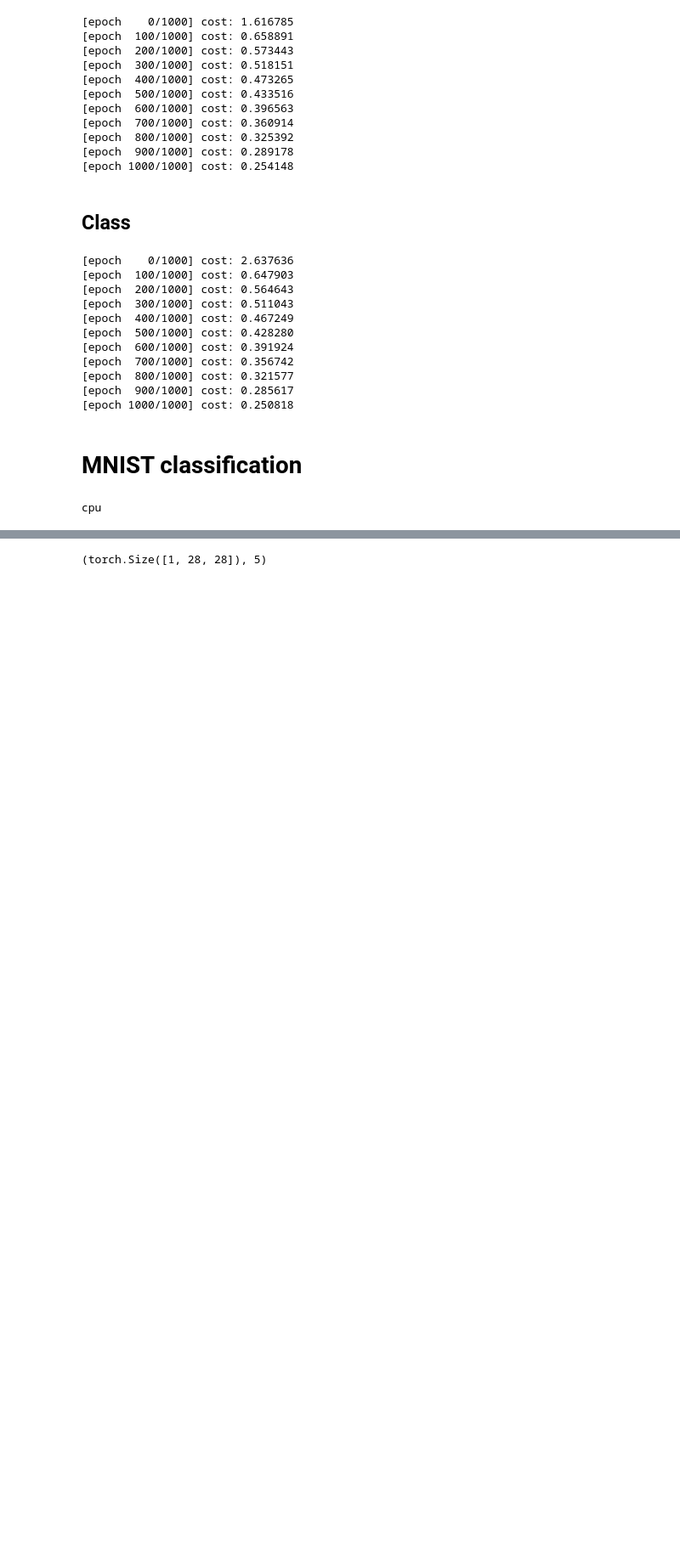
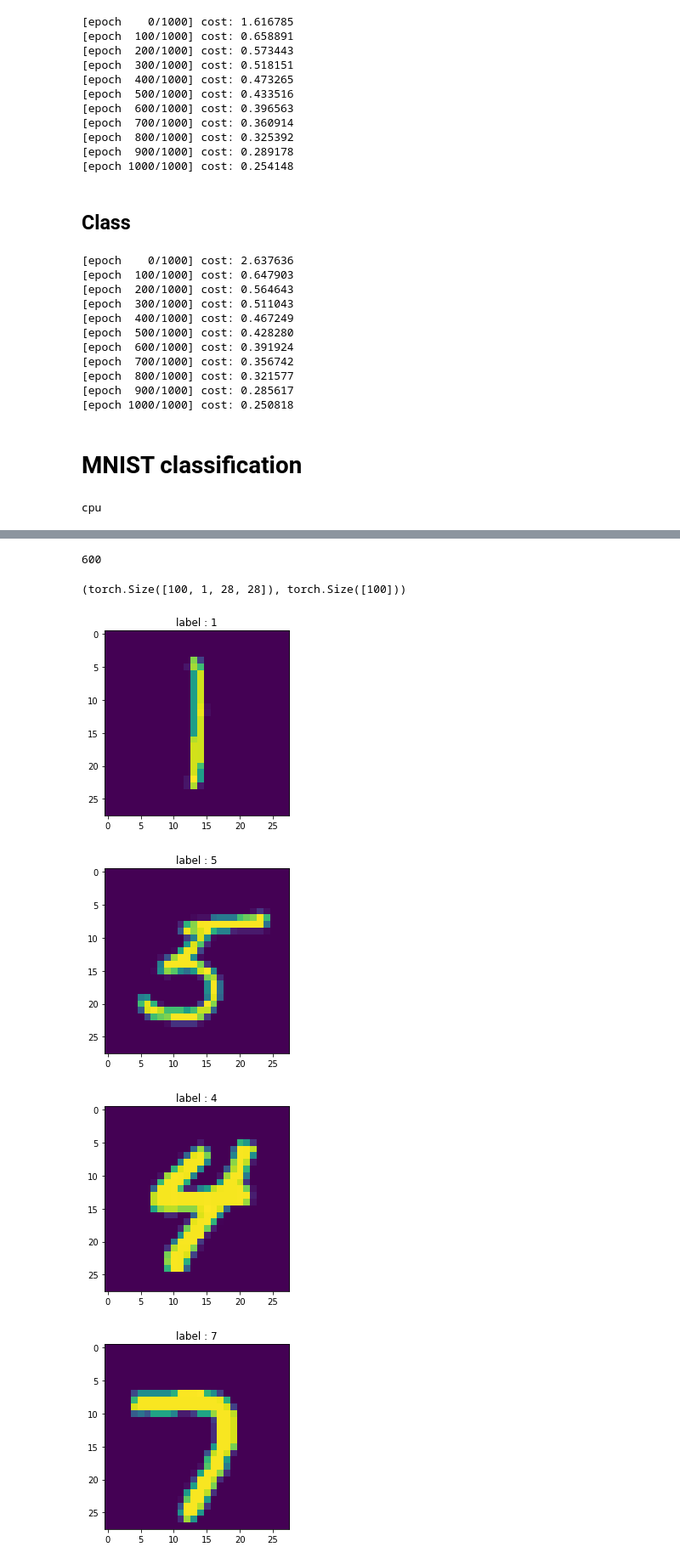
Before and after one commit to uberphoebus/study, a Jupyter notebook: pytorch-basic/pytorch-deeplearning-intro-wikidocs/05. softmax-regression.ipynb, the cells around one changed output, grey strips where cells are left out. Shown at 85% size. Saved outputs shown, nothing was run; the diff lists cells and outputs as text; code cells hidden in the pictures; blank space fills up the shorter version.

```diff
--- a/pytorch-basic/pytorch-deeplearning-intro-wikidocs/05. softmax-regression.ipynb
+++ b/pytorch-basic/pytorch-deeplearning-intro-wikidocs/05. softmax-regression.ipynb
@@ -300,7 +318,24 @@ data_loader = DataLoader(dataset=mnist_train,
                          batch_size=batch_size,
                          shuffle=True, # mini batch shuffle
                          drop_last=True) # drop last remains
-# %%
-mnist_train[0][0].shape, mnist_train[0][1]
-# %% [output]
-(torch.Size([1, 28, 28]), 5)
+# %%
+len(data_loader) # total_batch 600 * batch_size 100 = 60000
+# %% [output]
+600
+# %%
+x, y = next(iter(data_loader))
+x.shape, y.shape
+# %% [output]
+(torch.Size([100, 1, 28, 28]), torch.Size([100]))
+# %%
+samples = torch.randint(low=0, high=100, size=(5, ))
+
+for i in samples:
+    plt.imshow(x.permute(0, 2, 3, 1)[i])
+    plt.title(f'label : {y[i]}')
+    plt.show()
+# %% [output]
+[figure, added]
+[figure, added]
+[figure, added]
+[figure, added]
```
Also changed, not shown: parts of 7 cells of this notebook.
